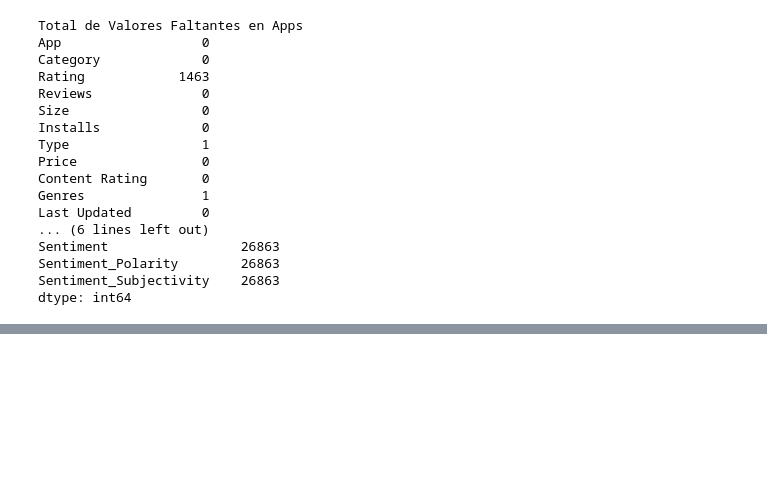
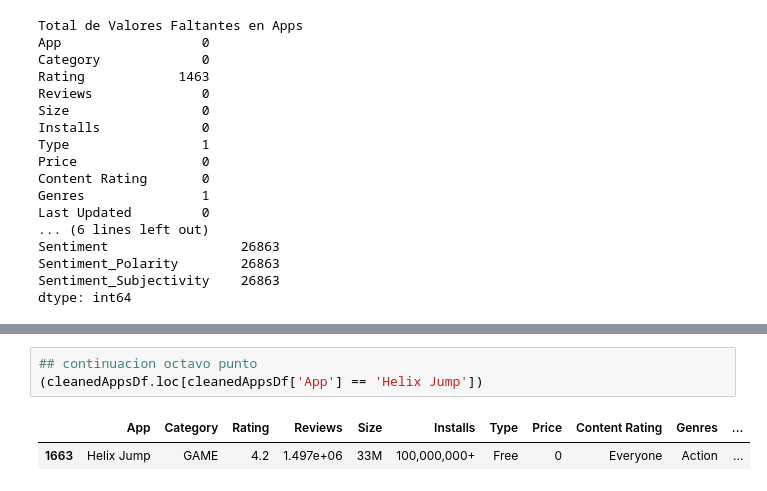
Before and after one commit to zbuitrago/Prueba-Tecnica, a Jupyter notebook: Codigo_ejecutado.ipynb, the cells around one changed output, grey strips where cells are left out. Saved outputs shown, nothing was run; the diff lists cells and outputs as text; blank space fills up the shorter version.

Commit message:
solucion octavo punto

```diff
--- a/Codigo_ejecutado.ipynb
+++ b/Codigo_ejecutado.ipynb
@@ -136,0 +139,6 @@ Touchscreen Photo Frame   1.900      19.000
+# %%
+## continuacion octavo punto
+(cleanedAppsDf.loc[cleanedAppsDf['App'] == 'Helix Jump'])
+# %% [output]
+|  | App | Category | Rating | Reviews | Size | Installs | Type | Price | Content Rating | Genres | ... |
+| 1663 | Helix Jump | GAME | 4.2 | 1.497e+06 | 33M | 100,000,000+ | Free | 0 | Everyone | Action | ... |
```
Also changed, not shown: parts of 2 cells of this notebook.
